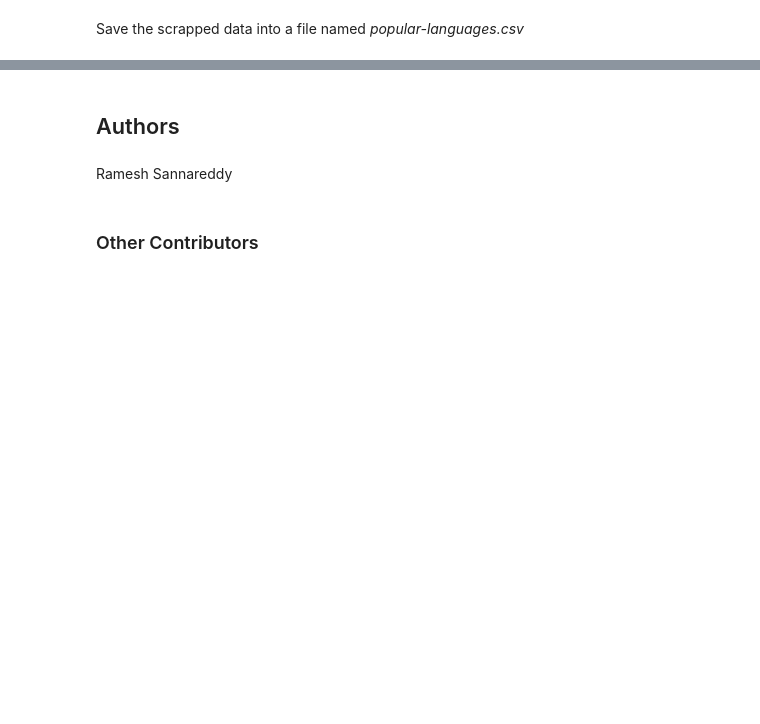
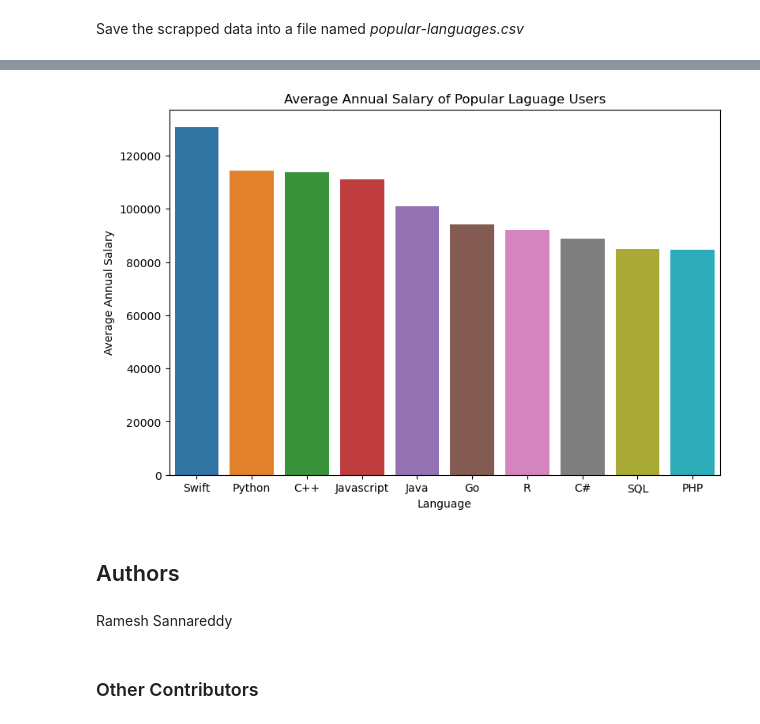
Before and after one commit to kemikupie/IBM-Data-Analyst-Capstone-Project, a Jupyter notebook: Hands-on Lab 4: Collecting Data Using Web Scraping.ipynb, the cells around one changed output, grey strips where cells are left out. Drawn from its saved outputs; the diff is of its cells as text; code cells hidden in the pictures; blank space fills up the shorter version.

```diff
--- a/Hands-on Lab 4: Collecting Data Using Web Scraping.ipynb
+++ b/Hands-on Lab 4: Collecting Data Using Web Scraping.ipynb
@@ -75,3 +77,6 @@ Save the scrapped data into a file named *popular-languages.csv*
 # your code goes here
 
 lang_sal_data.to_csv('popular-languages.csv')
+# %%
+lang_sal_data=pd.read_csv('popular-languages.csv', index_col=0).sort_values(by='Average Annual Salary', axis=0, ascending=False, kind='quicksort', ignore_index=True)
+lang_sal_data
@@ -78,3 +95,15 @@ lang_sal_data.to_csv('popular-languages.csv')
+# %%
+import seaborn as sns
+import matplotlib.pyplot as plt
+
+plt.rcParams['figure.figsize'] = [9, 6]
+
+sns.barplot(data = lang_sal_data, y = 'Average Annual Salary', x = 'Language')
+plt.title('Average Annual Salary of Popular Laguage Users')
+
+plt.show()
+# %% [output]
+[figure, added]
 # %% [markdown]
 ## Authors
 # %% [markdown]
```
Also changed, not shown: parts of 4 cells of this notebook.
